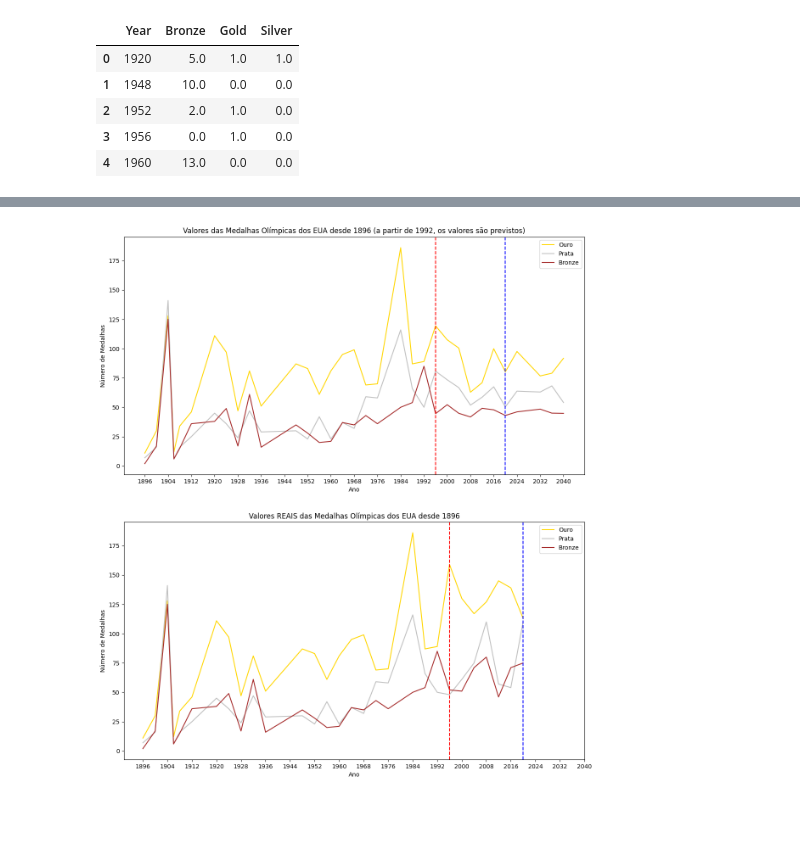
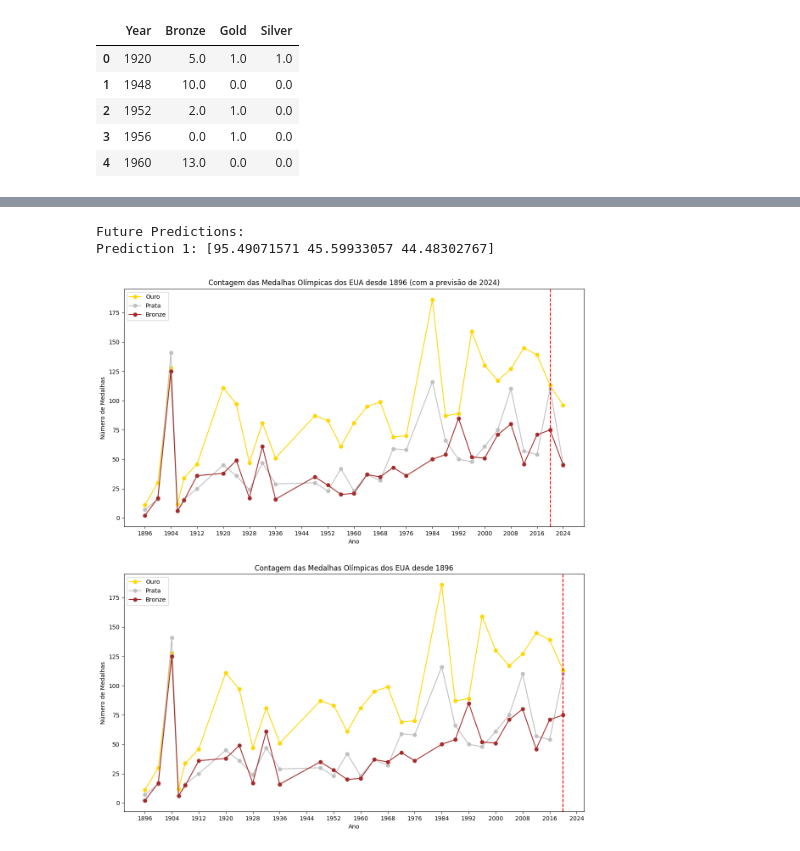
Before and after one commit to thiagonarcizo/formulacao-projetos, a Jupyter notebook: olimpiadas/tratamento.ipynb, the cells around one changed output, grey strips where cells are left out. Drawn from its saved outputs; the diff is of its cells as text; code cells hidden in the pictures; blank space fills up the shorter version.

Commit message:
mudando o modelo para LSTM

```diff
--- a/olimpiadas/tratamento.ipynb
+++ b/olimpiadas/tratamento.ipynb
@@ -408,35 +420,71 @@ df_trainUSA.set_index('Year', inplace=True)
+# %%
+#define o número de previsões
+num_predictions = 1
+
+#cria um array para armazenar as previsões futuras
+future_predictions = []
+
+#pega a última sequência
+last_sequence = testX[-1]
+
+ #reshape da última sequência
+last_sequence = np.reshape(last_sequence, (1, last_sequence.shape[0], last_sequence.shape[1]))
+
+#gera as previsões futuras
+for _ in range(num_predictions):
+    next_prediction = model.predict(last_sequence, verbose=0)
+
+    future_predictions.append(next_prediction[0])
+
+    #atualiza a última sequência
+    last_sequence = np.append(last_sequence[:, :, :], [[next_prediction[0]]], axis=1)
+
+#denormalize
+future_predictions = scaler.inverse_transform(future_predictions)
+
+future_predictions = future_predictions[:, :-1]
+
+print("Future Predictions:")
+for i, prediction in enumerate(future_predictions):
+    print(f"Prediction {i+1}: {prediction}")
+# %% [output]
+Future Predictions:
+Prediction 1: [95.49071571 45.59933057 44.48302767]
+# %%
+#adiciionando a previsão de 2024 no df
+ano_futuro = [2024]
+future_predictions_df = pd.DataFrame(future_predictions, columns=['Gold', 'Silver', 'Bronze'], index=ano_futuro)
+df_predictedUSA = pd.concat([df_predictedUSA, future_predictions_df])
+
+df_predictedUSA = np.ceil(df_predictedUSA)
 # %%
 fig, (ax1, ax2) = plt.subplots(2, 1, figsize=(14, 16))
 
-x_ticks = list(range(1896, 2041, 4))
-
 #plota o valor modelado
-ax1.plot(df_trainUSA['Gold'], label='Gold', color='gold')
-ax1.plot(df_trainUSA['Silver'], label='Silver', color='silver')
-ax1.plot(df_trainUSA['Bronze'], label='Bronze', color='brown')
-ax1.set_title('Valores das Medalhas Olímpicas dos EUA desde 1896 (a partir de 1992, os valores são previstos)')
+ax1.plot(df_predictedUSA['Gold'], label='Gold', color='gold', marker='o')
+ax1.plot(df_predictedUSA['Silver'], label='Silver', color='silver', marker='o')
+ax1.plot(df_predictedUSA['Bronze'], label='Bronze', color='brown', marker='o')
+ax1.set_title('Contagem das Medalhas Olímpicas dos EUA desde 1896 (com a previsão de 2024)')
 ax1.set_xlabel('Ano')
 ax1.set_ylabel('Número de Medalhas')
 ax1.legend(['Ouro', 'Prata', 'Bronze'])
-ax1.set_xticks(range(1896, 2041, 8))
-ax1.axvline(x=1996, color='red', linestyle='--')
-ax1.axvline(x=2020, color='blue', linestyle='--')
+ax1.set_xticks(range(1896, 2025, 8))
+ax1.axvline(x=2020, color='red', linestyle='--')
 
 #plots o valor real
-ax2.plot(df_medalsUSA['Year'], df_medalsUSA['Gold'], label='Gold', color='gold')
-ax2.plot(df_medalsUSA['Year'], df_medalsUSA['Silver'], label='Silver', color='silver')
-ax2.plot(df_medalsUSA['Year'], df_medalsUSA['Bronze'], label='Bronze', color='brown')
-ax2.set_title('Valores REAIS das Medalhas Olímpicas dos EUA desde 1896')
+ax2.plot(df_medalsUSA['Year'], df_medalsUSA['Gold'], label='Gold', color='gold', marker='o')
+ax2.plot(df_medalsUSA['Year'], df_medalsUSA['Silver'], label='Silver', color='silver', marker='o')
+ax2.plot(df_medalsUSA['Year'], df_medalsUSA['Bronze'], label='Bronze', color='brown', marker='o')
+ax2.set_title('Contagem das Medalhas Olímpicas dos EUA desde 1896')
 ax2.set_xlabel('Ano')
 ax2.set_ylabel('Número de Medalhas')
-ax2.set_xticks(range(1896, 2041, 8))
+ax2.set_xticks(range(1896, 2025, 8))
 ax2.legend(['Ouro', 'Prata', 'Bronze'])
-ax2.axvline(x=1996, color='red', linestyle='--')
-ax2.axvline(x=2020, color='blue', linestyle='--')
+ax2.axvline(x=2020, color='red', linestyle='--')
 
 #ajustando o espaçamento entre os subplots
 plt.subplots_adjust(hspace=0.2)
 
 plt.show()
 # %% [output]
-[figure, old version]
+[figure, new version]
```
Also changed, not shown: parts of 21 cells of this notebook.
